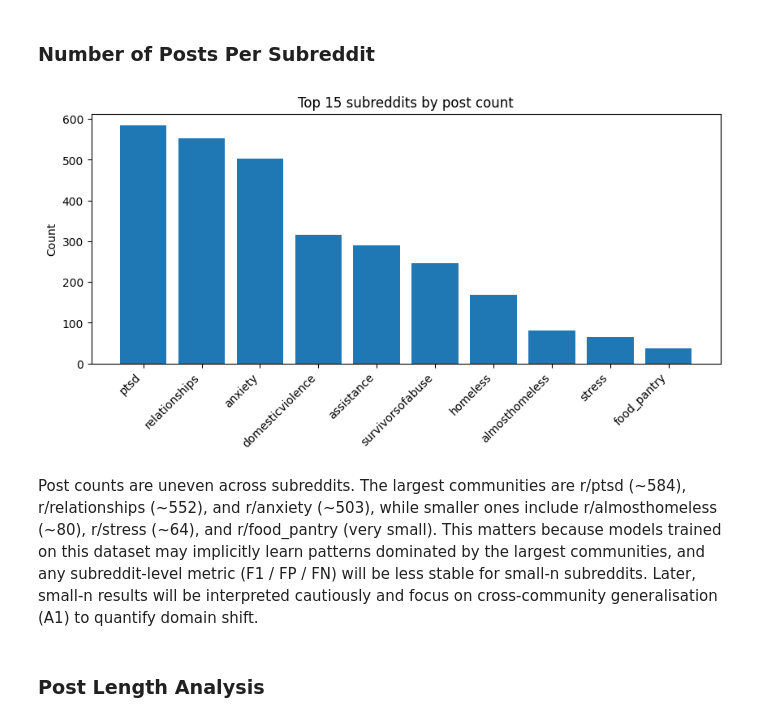
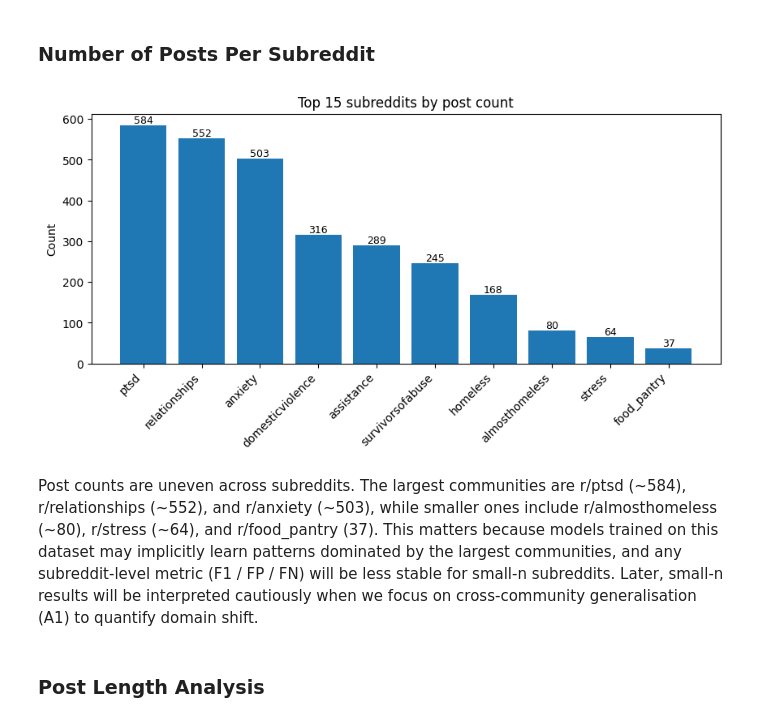
Before and after one commit to ginnielee/DSA4262, a Jupyter notebook: Assignment 2/DSA4262_2.ipynb, the cells around one changed output. Cells and saved outputs as stored; diff of their text form; code cells hidden in the pictures.

```diff
--- a/Assignment 2/DSA4262_2.ipynb
+++ b/Assignment 2/DSA4262_2.ipynb
@@ -96,16 +95,27 @@ The dataset is fairly balanced between classes, with slightly more stressed (1)
 # %%
 # 2.2 Subreddit distribution (top 15)
 sub_counts = train["subreddit"].value_counts().head(15)
 plt.figure(figsize=(10,4))
-plt.bar(sub_counts.index, sub_counts.values) # type: ignore
+
+# ensure types are numpy/native types to satisfy type checkers
+x = sub_counts.index.astype(str)
+heights = sub_counts.to_numpy(dtype=int)
+
+bars = plt.bar(x, heights)
+for bar in bars:
+    height = bar.get_height()
+    plt.text(bar.get_x() + bar.get_width() / 2, height,
+             f'{int(height)}',
+             ha='center', va='bottom', fontsize=9)
+
 plt.title("Top 15 subreddits by post count")
 plt.xticks(rotation=45, ha="right")
 plt.ylabel("Count")
 plt.show()
 # %% [output]
-[figure, old version]
+[figure, new version]
 # %% [markdown]
-Post counts are uneven across subreddits. The largest communities are r/ptsd (~584), r/relationships (~552), and r/anxiety (~503), while smaller ones include r/almosthomeless (~80), r/stress (~64), and r/food_pantry (very small). This matters because models trained on this dataset may implicitly learn patterns dominated by the largest communities, and any subreddit-level metric (F1 / FP / FN) will be less stable for small-n subreddits. Later, small-n results will be interpreted cautiously and focus on cross-community generalisation (A1) to quantify domain shift.
+Post counts are uneven across subreddits. The largest communities are r/ptsd (~584), r/relationships (~552), and r/anxiety (~503), while smaller ones include r/almosthomeless (~80), r/stress (~64), and r/food_pantry (37). This matters because models trained on this dataset may implicitly learn patterns dominated by the largest communities, and any subreddit-level metric (F1 / FP / FN) will be less stable for small-n subreddits. Later, small-n results will be interpreted cautiously when we focus on cross-community generalisation (A1) to quantify domain shift.
 # %% [markdown]
 ### Post Length Analysis
 # %%
```
Also changed, not shown: parts of 3 cells of this notebook, 1 other file.
